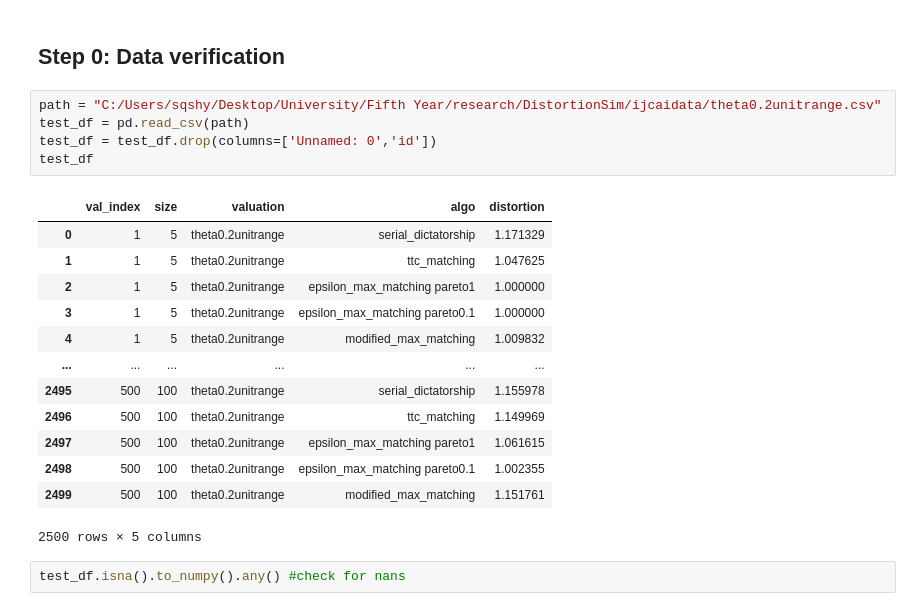
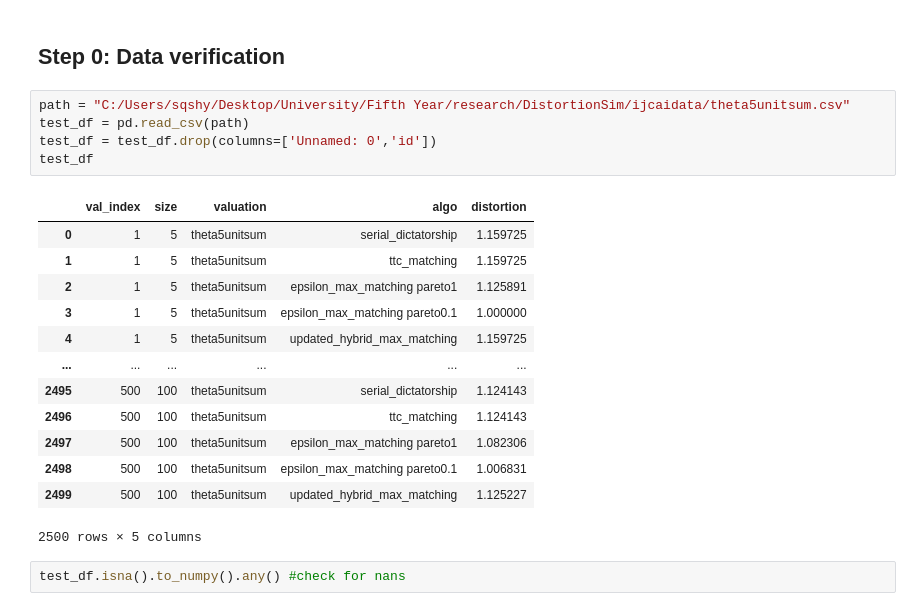
Before and after one commit to LEFTA98/DistortionSim, a Jupyter notebook: ijcai data analysis.ipynb, the cells around one changed output. Saved outputs shown, nothing was run; the diff lists cells and outputs as text.

```diff
--- a/ijcai data analysis.ipynb
+++ b/ijcai data analysis.ipynb
@@ -7,23 +7,23 @@ import matplotlib.pyplot as plt
 # %% [markdown]
 ## Step 0: Data verification
 # %%
-path = "C:/Users/sqshy/Desktop/University/Fifth Year/research/DistortionSim/ijcaidata/theta0.2unitrange.csv"
+path = "C:/Users/sqshy/Desktop/University/Fifth Year/research/DistortionSim/ijcaidata/theta5unitsum.csv"
 test_df = pd.read_csv(path)
 test_df = test_df.drop(columns=['Unnamed: 0','id'])
 test_df
 # %% [output]
 |  | val_index | size | valuation | algo | distortion |
-| 0 | 1 | 5 | theta0.2unitrange | serial_dictatorship | 1.171329 |
-| 1 | 1 | 5 | theta0.2unitrange | ttc_matching | 1.047625 |
-| 2 | 1 | 5 | theta0.2unitrange | epsilon_max_matching pareto1 | 1.000000 |
-| 3 | 1 | 5 | theta0.2unitrange | epsilon_max_matching pareto0.1 | 1.000000 |
-| 4 | 1 | 5 | theta0.2unitrange | modified_max_matching | 1.009832 |
+| 0 | 1 | 5 | theta5unitsum | serial_dictatorship | 1.159725 |
+| 1 | 1 | 5 | theta5unitsum | ttc_matching | 1.159725 |
+| 2 | 1 | 5 | theta5unitsum | epsilon_max_matching pareto1 | 1.125891 |
+| 3 | 1 | 5 | theta5unitsum | epsilon_max_matching pareto0.1 | 1.000000 |
+| 4 | 1 | 5 | theta5unitsum | updated_hybrid_max_matching | 1.159725 |
 | ... | ... | ... | ... | ... | ... |
-| 2495 | 500 | 100 | theta0.2unitrange | serial_dictatorship | 1.155978 |
-| 2496 | 500 | 100 | theta0.2unitrange | ttc_matching | 1.149969 |
-| 2497 | 500 | 100 | theta0.2unitrange | epsilon_max_matching pareto1 | 1.061615 |
-| 2498 | 500 | 100 | theta0.2unitrange | epsilon_max_matching pareto0.1 | 1.002355 |
-| 2499 | 500 | 100 | theta0.2unitrange | modified_max_matching | 1.151761 |
+| 2495 | 500 | 100 | theta5unitsum | serial_dictatorship | 1.124143 |
+| 2496 | 500 | 100 | theta5unitsum | ttc_matching | 1.124143 |
+| 2497 | 500 | 100 | theta5unitsum | epsilon_max_matching pareto1 | 1.082306 |
+| 2498 | 500 | 100 | theta5unitsum | epsilon_max_matching pareto0.1 | 1.006831 |
+| 2499 | 500 | 100 | theta5unitsum | updated_hybrid_max_matching | 1.125227 |
 2500 rows × 5 columns
 # %%
 test_df.isna().to_numpy().any() #check for nans
```
Also changed, not shown: parts of 66 cells of this notebook, 13 other files.
